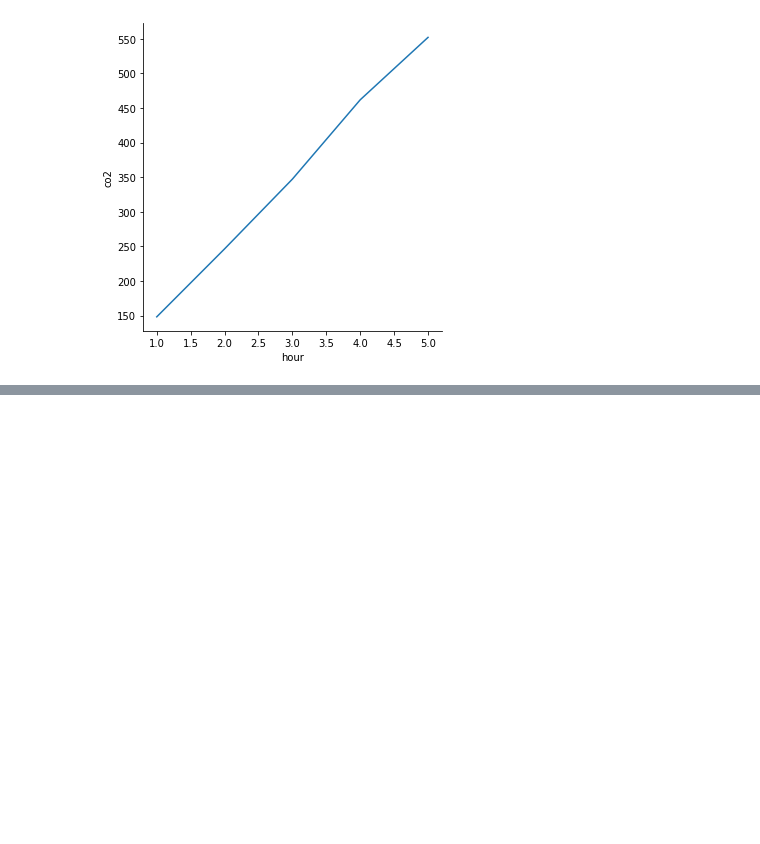
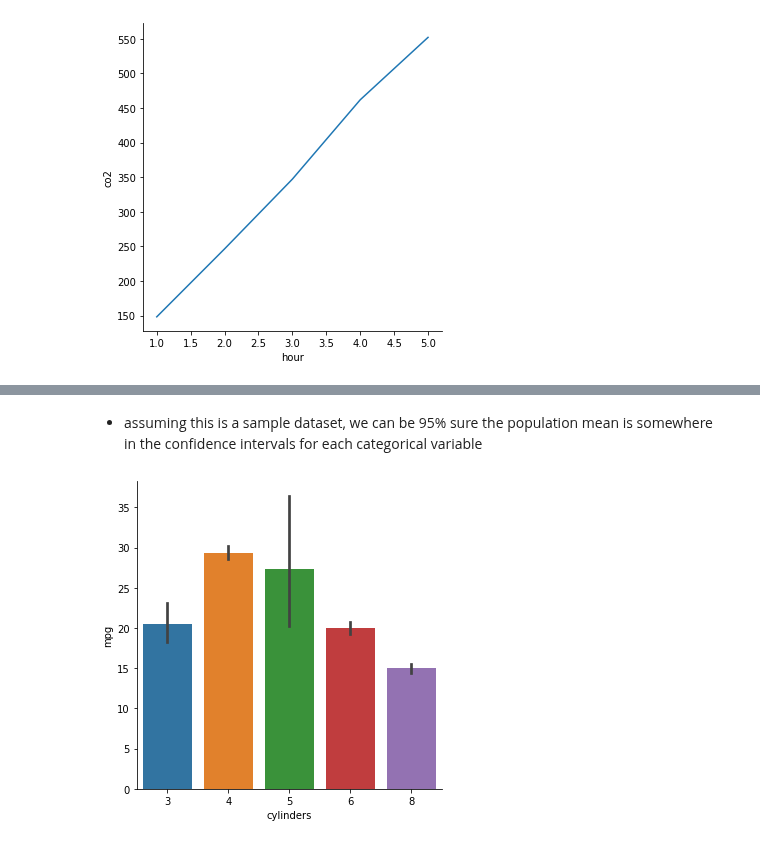
Before and after one commit to Jose-Servin/DataCamp, a Jupyter notebook: Courses/Intro_Seaborn/all_about_Seaborn.ipynb, the cells around one changed output, grey strips where cells are left out. Saved outputs shown, nothing was run; the diff lists cells and outputs as text; code cells hidden in the pictures; blank space fills up the shorter version.

```diff
--- a/Courses/Intro_Seaborn/all_about_Seaborn.ipynb
+++ b/Courses/Intro_Seaborn/all_about_Seaborn.ipynb
@@ -508,0 +583,12 @@ plt.show()
+# %% [markdown]
+* assuming this is a sample dataset, we can be 95% sure the population mean is somewhere in the confidence intervals for each categorical variable
+# %%
+sns.catplot(
+    x='cylinders',
+    y='mpg',
+    data=mpg_data,
+    kind='bar'
+)
+plt.show()
+# %% [output]
+[figure, added]
```
Also changed, not shown: parts of 49 cells of this notebook.
